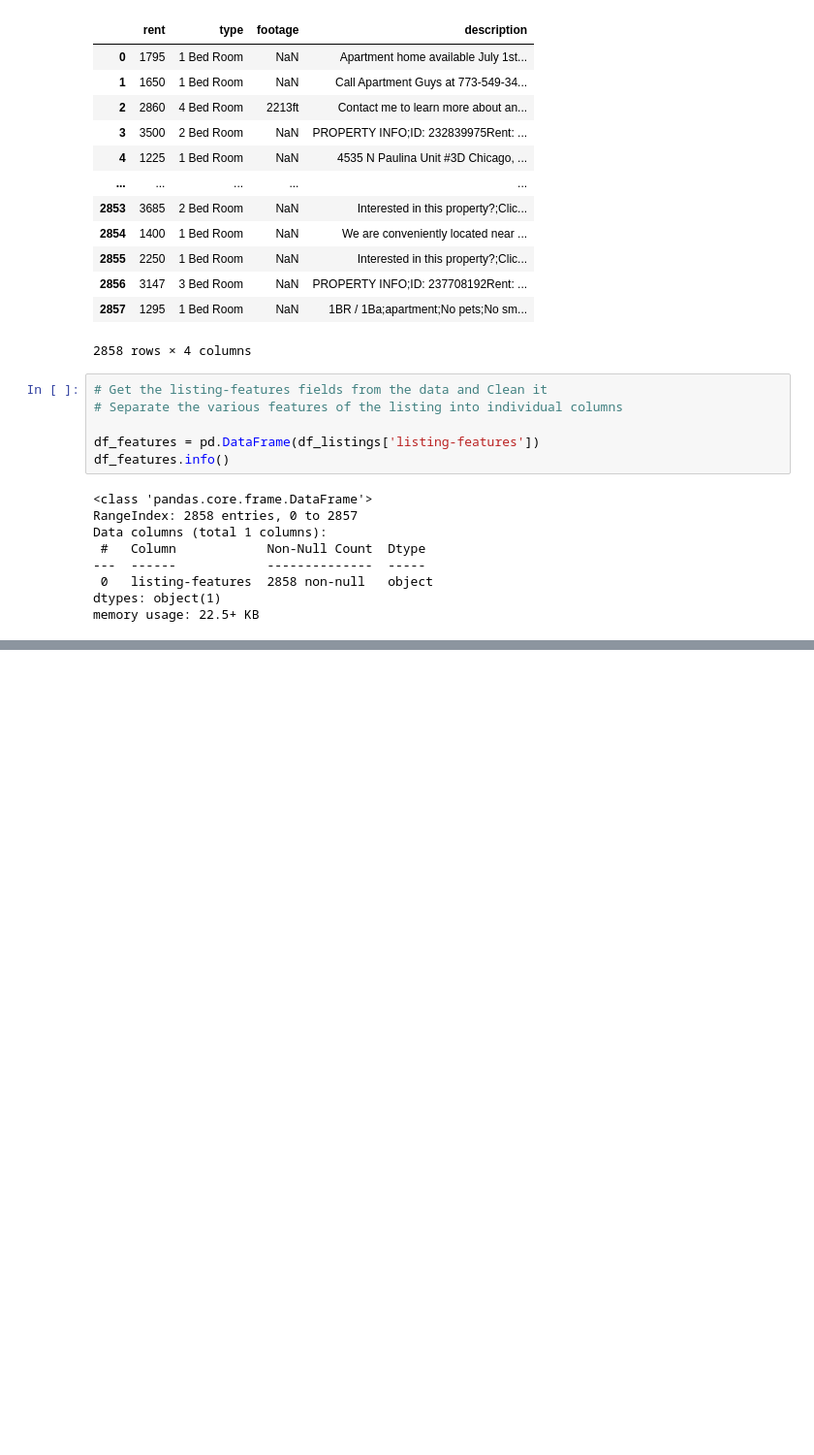
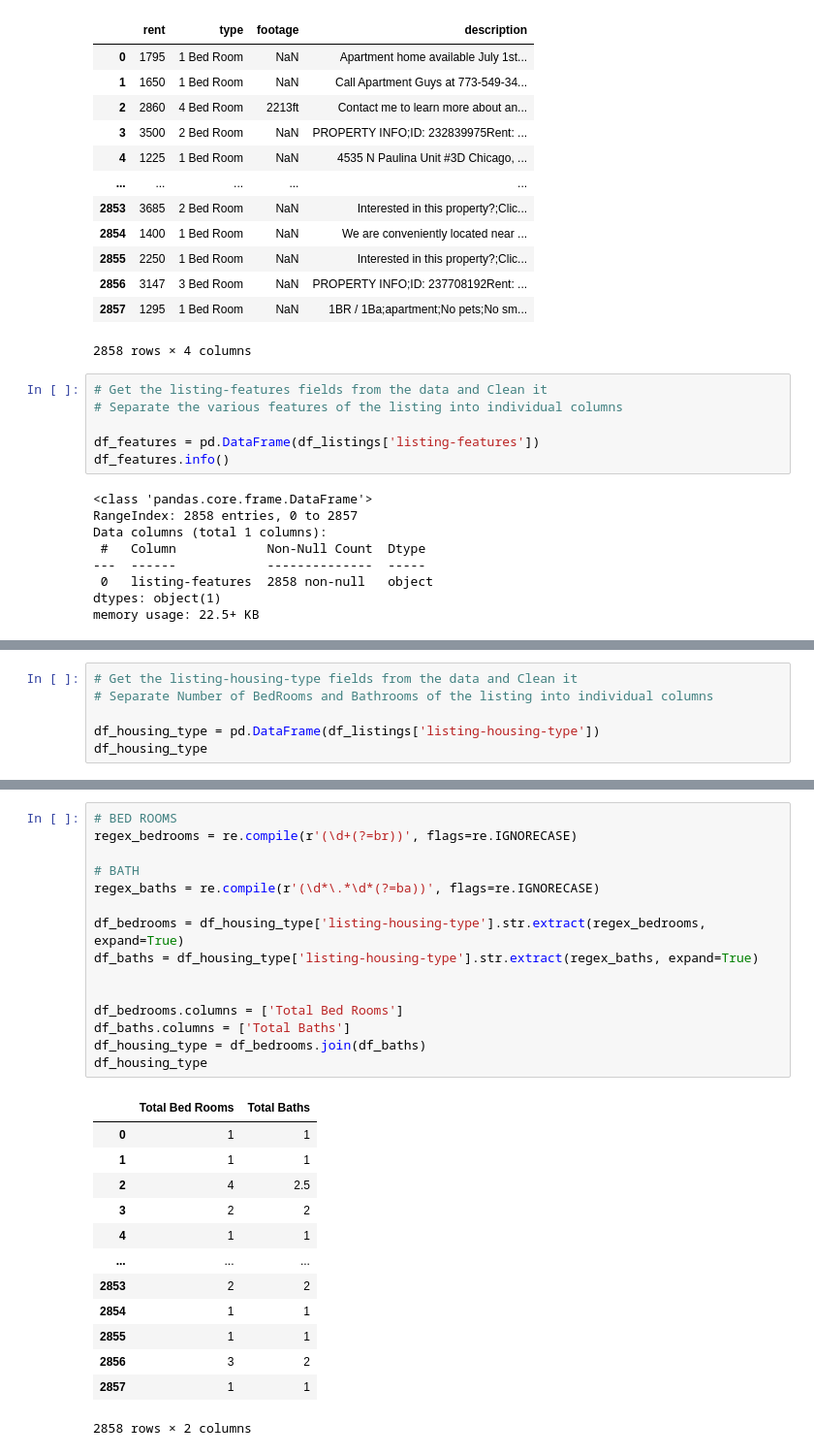
Before and after one commit to kushagrasoni/CS513_Project_Data_Cleaning_Craigslist, a Jupyter notebook: Cleaning_Task_Kush.ipynb, the cells around one changed output, grey strips where cells are left out. Shown at 97% size. Cells and saved outputs as stored; diff of their text form; blank space fills up the shorter version.

Commit message:
Listing Housing Type completed

```diff
--- a/Cleaning_Task_Kush.ipynb
+++ b/Cleaning_Task_Kush.ipynb
@@ -374,0 +415,6 @@ array([  24,   73,   99,  195,  374,  474,  535,  561,  611,  644,  742,
+# %%
+# Get the listing-housing-type fields from the data and Clean it
+# Separate Number of BedRooms and Bathrooms of the listing into individual columns
+
+df_housing_type = pd.DataFrame(df_listings['listing-housing-type'])
+df_housing_type
@@ -374,0 +435,29 @@ array([  24,   73,   99,  195,  374,  474,  535,  561,  611,  644,  742,
+# %%
+# BED ROOMS
+regex_bedrooms = re.compile(r'(\d+(?=br))', flags=re.IGNORECASE)
+
+# BATH
+regex_baths = re.compile(r'(\d*\.*\d*(?=ba))', flags=re.IGNORECASE)
+
+df_bedrooms = df_housing_type['listing-housing-type'].str.extract(regex_bedrooms, expand=True)
+df_baths = df_housing_type['listing-housing-type'].str.extract(regex_baths, expand=True)
+
+
+df_bedrooms.columns = ['Total Bed Rooms']
+df_baths.columns = ['Total Baths']
+df_housing_type = df_bedrooms.join(df_baths)
+df_housing_type
+# %% [output]
+|  | Total Bed Rooms | Total Baths |
+| 0 | 1 | 1 |
+| 1 | 1 | 1 |
+| 2 | 4 | 2.5 |
+| 3 | 2 | 2 |
+| 4 | 1 | 1 |
+| ... | ... | ... |
+| 2853 | 2 | 2 |
+| 2854 | 1 | 1 |
+| 2855 | 1 | 1 |
+| 2856 | 3 | 2 |
+| 2857 | 1 | 1 |
+2858 rows × 2 columns
```
Also changed, not shown: parts of 3 cells of this notebook.
